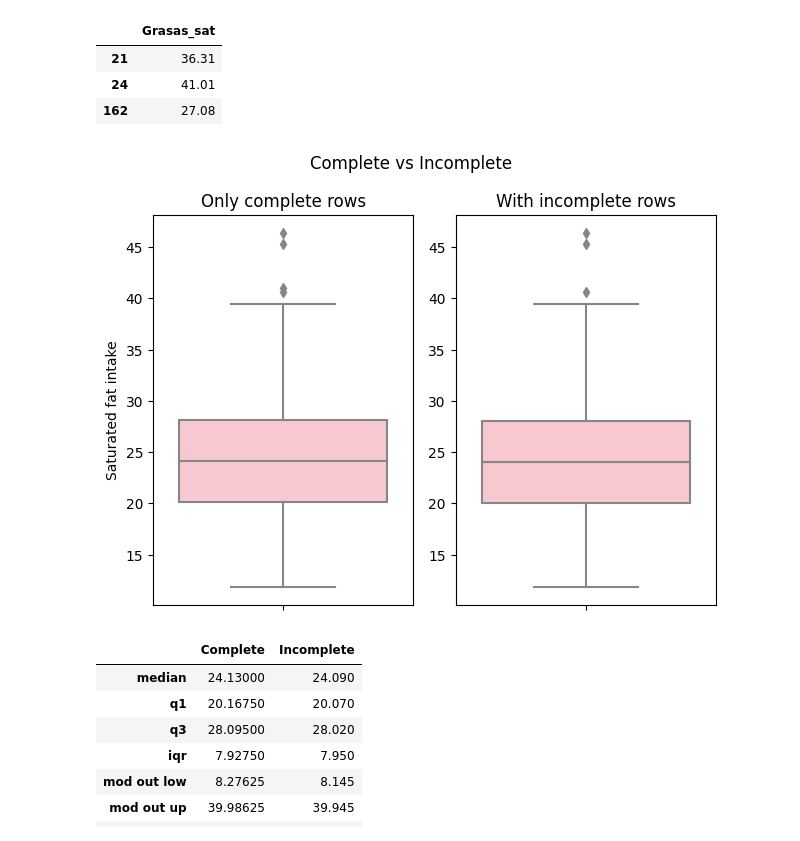
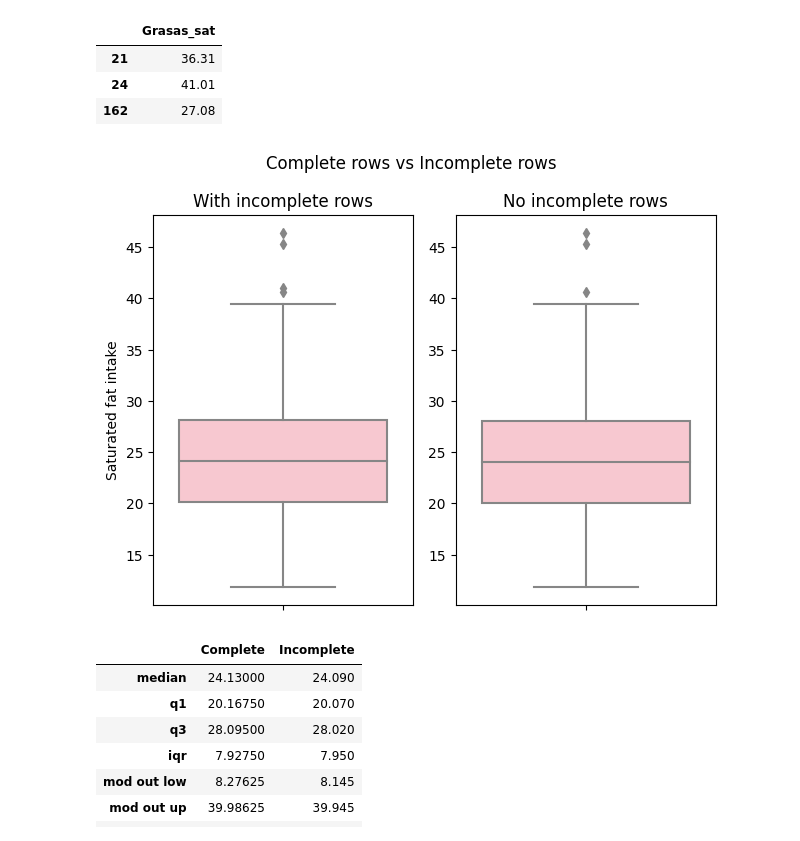
Before and after one commit to prausela/nutri-stats, a Jupyter notebook: main.ipynb, the cells around one changed output. Drawn from its saved outputs; the diff is of its cells as text; code cells hidden in the pictures.

```diff
--- a/main.ipynb
+++ b/main.ipynb
@@ -252,14 +257,14 @@ drop_rows_with_missing_vals(mv_df[[SAT_FAT]])
 # %%
 figure, axis = plt.subplots(1, 2)
 sns.boxplot(y=SAT_FAT, data=fat_df,             ax=axis[0], color="pink")
 sns.boxplot(y=SAT_FAT, data=nm_df[[SAT_FAT]],   ax=axis[1], color="pink")
-axis[0].set_title("Only complete rows")
+axis[0].set_title("With incomplete rows")
 axis[0].set_ylabel("Saturated fat intake")
-axis[1].set_title("With incomplete rows")
+axis[1].set_title("No incomplete rows")
 axis[1].set_ylabel("")
-figure.suptitle("Complete vs Incomplete")
+figure.suptitle("Complete rows vs Incomplete rows")
 figure.tight_layout()
 plt.show()
 # %% [output]
-[figure, old version]
+[figure, new version]
 # %%
```
Also changed, not shown: parts of 5 cells of this notebook.
